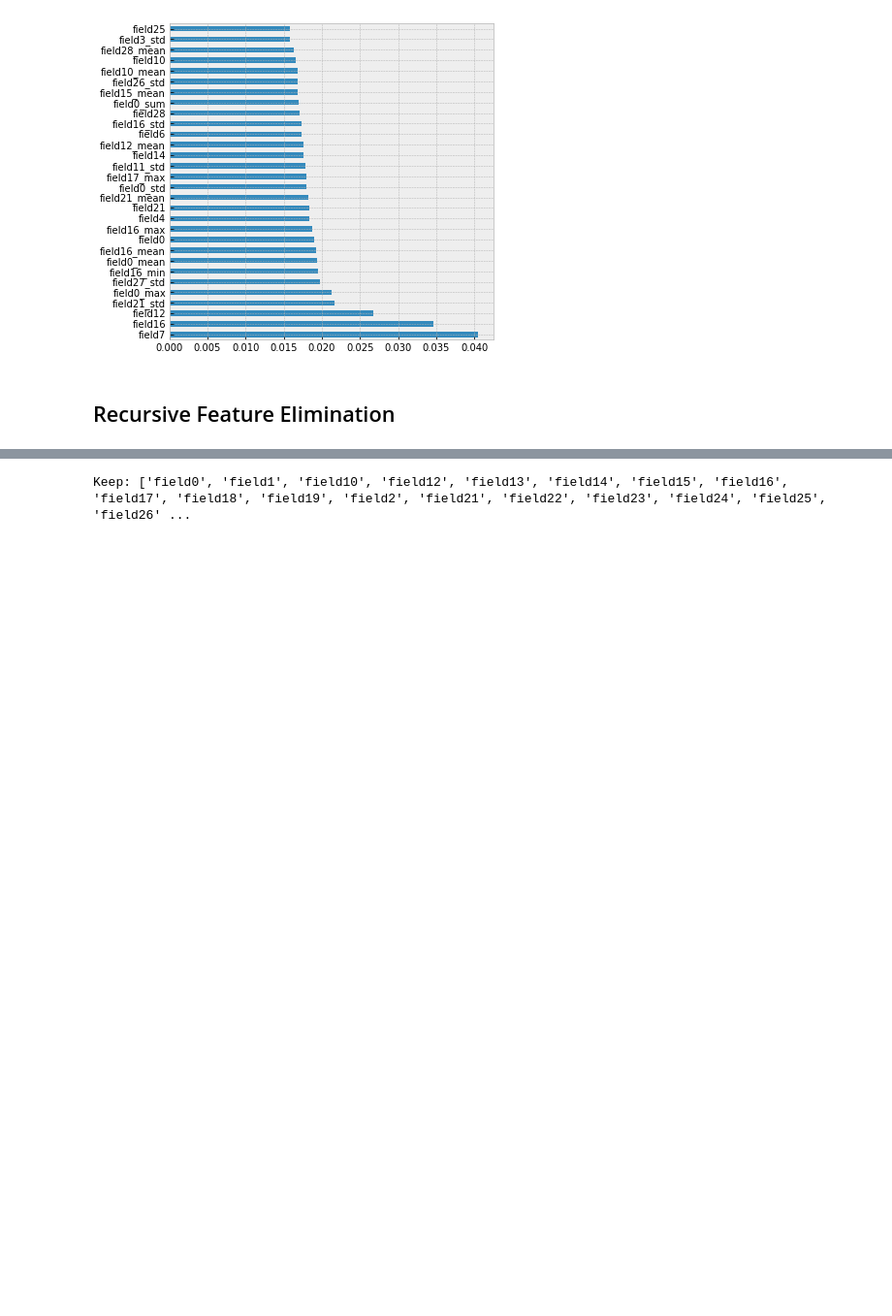
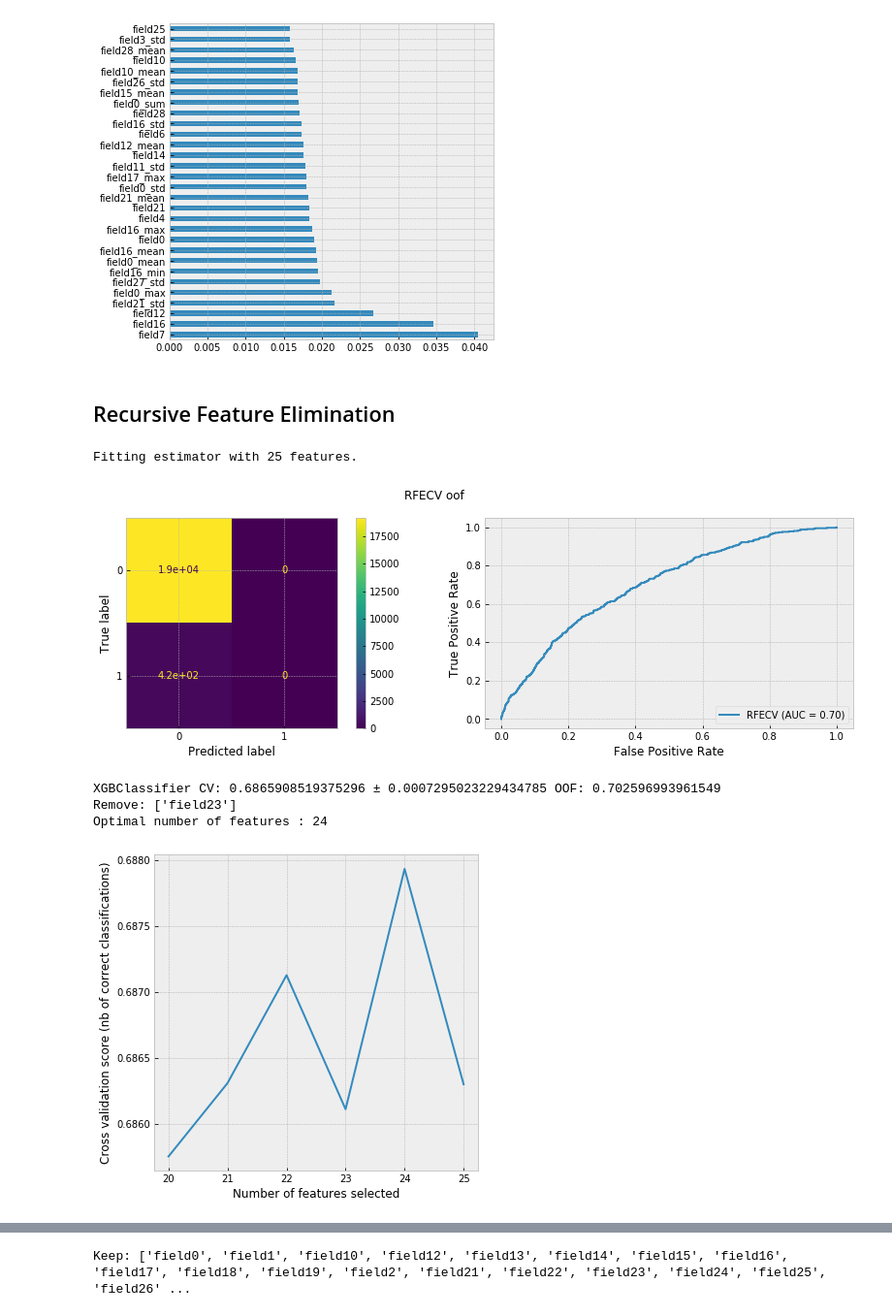
Before and after one commit to andygoosh/OneTwoTrip-Contest, a Jupyter notebook: workinprogress.ipynb, the cells around one changed output, grey strips where cells are left out. Shown at 97% size. Saved outputs shown, nothing was run; the diff lists cells and outputs as text; code cells hidden in the pictures; blank space fills up the shorter version.

```diff
--- a/workinprogress.ipynb
+++ b/workinprogress.ipynb
@@ -711,31 +658,47 @@ for name, class_ in estimators:
   #  pass
 # %% [markdown]
 ## Recursive Feature Elimination
+# %%
+def prepare_data( data ):
+  X = data[FTS]
+  y = []
+
+  if TARGET in data.columns: y = data[TARGET].values.ravel()
+  X = X.drop(['field5', 'field20', 'field18', 'field27', 'field29'], axis=1)
+
+  return X, y
 # %%
 %%time
 from sklearn.feature_selection import RFECV
 # XGBClassifier CV: 0.6784501167635486 ± 0.01855717343073274 OOF: 0.6849985940210219 ~['field5', 'field20'] Baseline
 # XGBClassifier CV: 0.6859800441236692 ± 0.0006238668551685389 OOF: 0.6865733504329157 5 neigh  - 0.672317 lb
 # XGBClassifier CV: 0.6873207297793411 ± 0.0009612229765091658 OOF: 0.6834076493650311 + X['field4*field0']
 
 # XGBClassifier CV: 0.6849892652531074 ± 0.0014543514194310938 OOF: 0.6823738800882798 ~['field5', 'field20'], 16+ (-0)
 # XGBClassifier CV: 0.6849572114933357 ± 0.0009695917293560505 OOF: 0.6812103650329131 ~['field5', 'field20'], 16* (-0)
 
 X, y = prepare_data( df_train )
 
 rfe = RFECV(XGBClassifier(**get_best_params_xgbc()),
-            cv=StratifiedKFold(n_splits=5, shuffle=True, random_state=RS),
+            cv=StratifiedKFold(n_splits=10, shuffle=True, random_state=RS),
             scoring='roc_auc', verbose=1, min_features_to_select=20, step=1, n_jobs=-1)
 
-rfe.fit(X, y.values.ravel())
+rfe.fit(X, y)
 model = rfe
 
 print(f'{type(rfe.estimator_).__name__} CV: {np.mean(rfe.grid_scores_)} ± {np.std(rfe.grid_scores_)} OOF: {oof_estimate_plot(rfe)}')
 print(f'Remove: {X.iloc[:, ~rfe.support_].columns.tolist()}')
 
 print("Optimal number of features : %d" % rfe.n_features_)
 plt.figure()
 plt.xlabel("Number of features selected")
 plt.ylabel("Cross validation score (nb of correct classifications)")
 plt.plot(range(rfe.min_features_to_select, len(rfe.grid_scores_) + rfe.min_features_to_select), rfe.grid_scores_)
 plt.show()
+# %% [output]
+Fitting estimator with 25 features.
+[figure, added]
+XGBClassifier CV: 0.6865908519375296 ± 0.0007295023229434785 OOF: 0.702596993961549
+Remove: ['field23']
+Optimal number of features : 24
+[figure, added]
```
Also changed, not shown: parts of 12 cells of this notebook.
